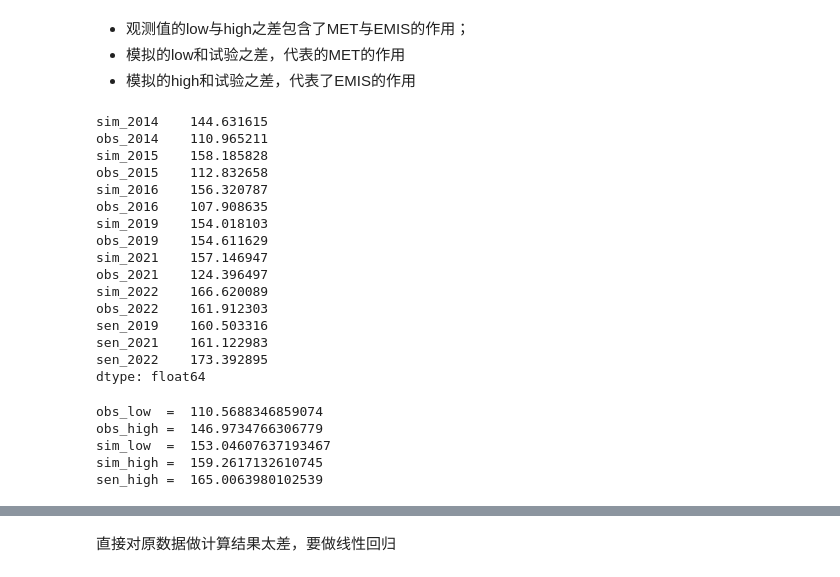
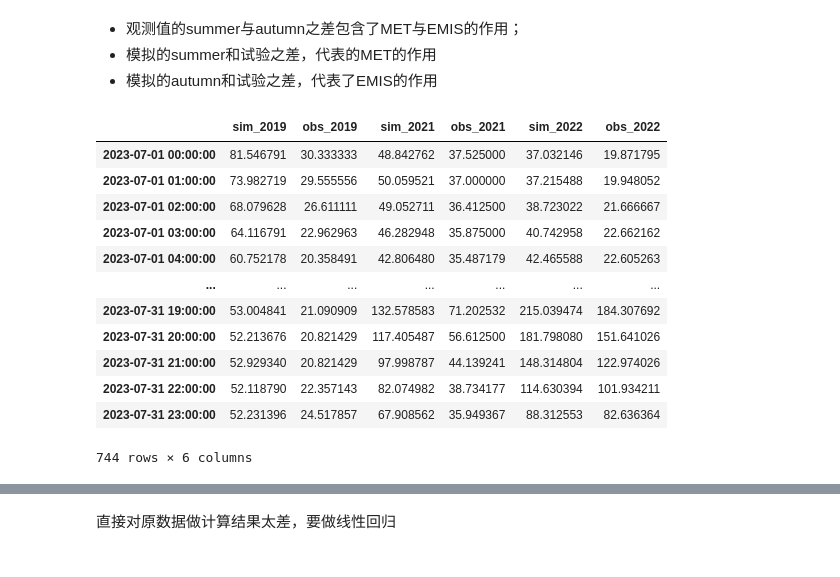
Before and after one commit to Iphisxu/MasterGRAD-Seasonally, a Jupyter notebook: scripts/Contributions/scatter/calc_contribution.ipynb, the cells around one changed output, grey strips where cells are left out. Drawn from its saved outputs; the diff is of its cells as text; code cells hidden in the pictures.

```diff
--- a/scripts/Contributions/scatter/calc_contribution.ipynb
+++ b/scripts/Contributions/scatter/calc_contribution.ipynb
@@ -28,6 +28,6 @@ from namelist import *
 import warnings
 warnings.filterwarnings("ignore")
 # %% [markdown]
-* 观测值的low与high之差包含了MET与EMIS的作用；
-* 模拟的low和试验之差，代表的MET的作用
-* 模拟的high和试验之差，代表了EMIS的作用
+* 观测值的summer与autumn之差包含了MET与EMIS的作用；
+* 模拟的summer和试验之差，代表的MET的作用
+* 模拟的autumn和试验之差，代表了EMIS的作用
@@ -36,46 +33,0 @@ df = pd.read_excel(datadir + 'Contribution/contribution_hours.xlsx',index_col=0)
-# %%
-# calculate MDA8
-df_mda8 = df.rolling(8).mean().resample('D').max()
-df_mean = df_mda8.mean(axis=0)
-df_mean
-# %% [output]
-sim_2014    144.631615
-obs_2014    110.965211
-sim_2015    158.185828
-obs_2015    112.832658
-sim_2016    156.320787
-obs_2016    107.908635
-sim_2019    154.018103
-obs_2019    154.611629
-sim_2021    157.146947
-obs_2021    124.396497
-sim_2022    166.620089
-obs_2022    161.912303
-sen_2019    160.503316
-sen_2021    161.122983
-sen_2022    173.392895
-dtype: float64
-# %%
-obs_low_list  = ['obs_2014','obs_2015','obs_2016']
-obs_high_list = ['obs_2019','obs_2021','obs_2022']
-sim_low_list  = ['sim_2014','sim_2015','sim_2016']
-sim_high_list = ['sim_2019','sim_2021','sim_2022']
-sen_high_list = ['sen_2019','sen_2021','sen_2022']
-
-obs_low  = df_mean[obs_low_list].mean()
-obs_high = df_mean[obs_high_list].mean()
-sim_low  = df_mean[sim_low_list].mean()
-sim_high = df_mean[sim_high_list].mean()
-sen_high = df_mean[sen_high_list].mean()
-
-print('obs_low  = ',obs_low,
-      '\nobs_high = ',obs_high,
-      '\nsim_low  = ',sim_low,
-      '\nsim_high = ',sim_high,
-      '\nsen_high = ',sen_high)
-# %% [output]
-obs_low  =  110.5688346859074
-obs_high =  146.9734766306779
-sim_low  =  153.04607637193467
-sim_high =  159.2617132610745
-sen_high =  165.0063980102539
@@ -81,0 +38,16 @@ sen_high =  165.0063980102539
+# %%
+df_summer
+# %% [output]
+|  | sim_2019 | obs_2019 | sim_2021 | obs_2021 | sim_2022 | obs_2022 |
+| 2023-07-01 00:00:00 | 81.546791 | 30.333333 | 48.842762 | 37.525000 | 37.032146 | 19.871795 |
+| 2023-07-01 01:00:00 | 73.982719 | 29.555556 | 50.059521 | 37.000000 | 37.215488 | 19.948052 |
+| 2023-07-01 02:00:00 | 68.079628 | 26.611111 | 49.052711 | 36.412500 | 38.723022 | 21.666667 |
+| 2023-07-01 03:00:00 | 64.116791 | 22.962963 | 46.282948 | 35.875000 | 40.742958 | 22.662162 |
+| 2023-07-01 04:00:00 | 60.752178 | 20.358491 | 42.806480 | 35.487179 | 42.465588 | 22.605263 |
+| ... | ... | ... | ... | ... | ... | ... |
+| 2023-07-31 19:00:00 | 53.004841 | 21.090909 | 132.578583 | 71.202532 | 215.039474 | 184.307692 |
+| 2023-07-31 20:00:00 | 52.213676 | 20.821429 | 117.405487 | 56.612500 | 181.798080 | 151.641026 |
+| 2023-07-31 21:00:00 | 52.929340 | 20.821429 | 97.998787 | 44.139241 | 148.314804 | 122.974026 |
+| 2023-07-31 22:00:00 | 52.118790 | 22.357143 | 82.074982 | 38.734177 | 114.630394 | 101.934211 |
+| 2023-07-31 23:00:00 | 52.231396 | 24.517857 | 67.908562 | 35.949367 | 88.312553 | 82.636364 |
+744 rows × 6 columns
```
Also changed, not shown: parts of 37 cells of this notebook, 2 other files.
